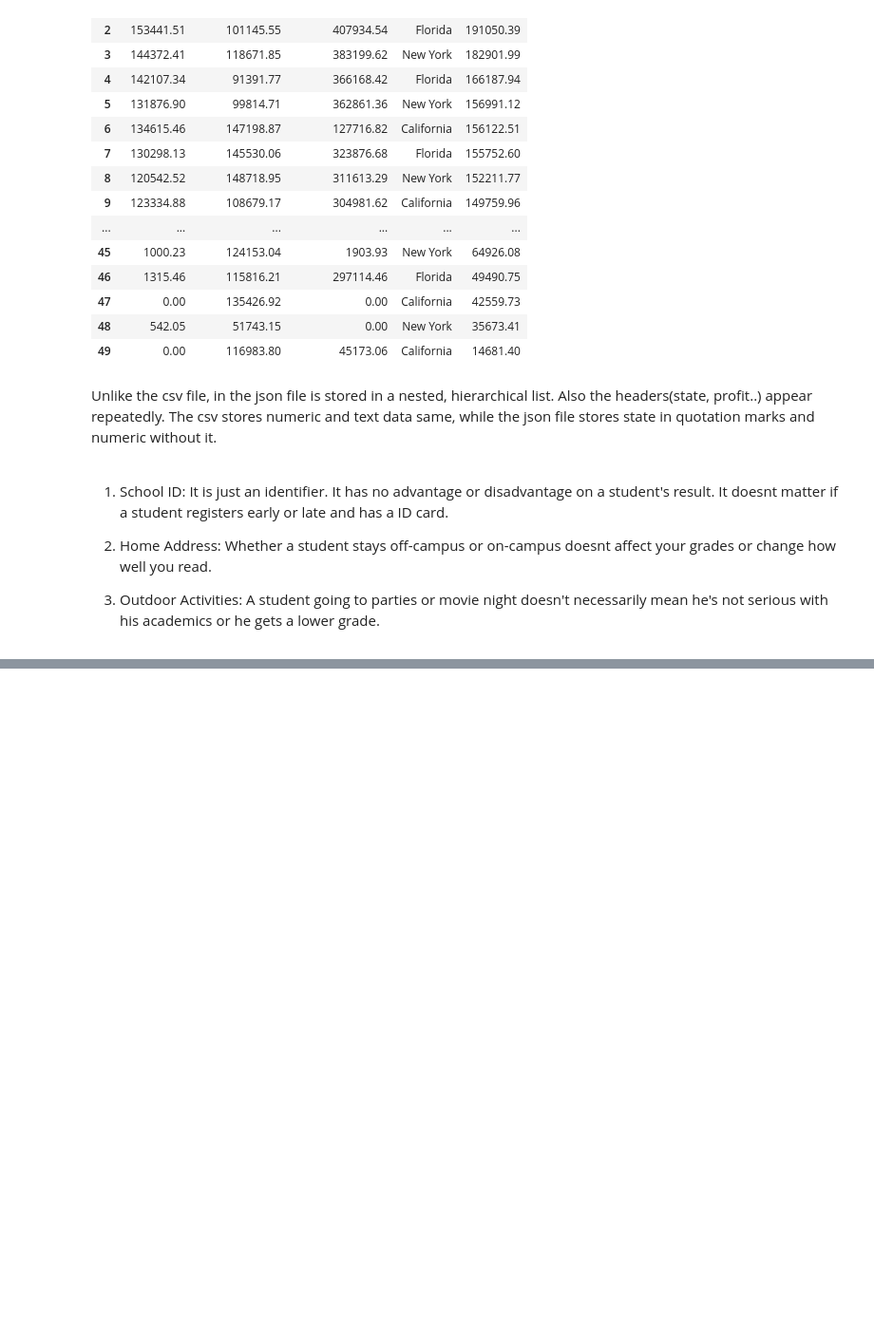
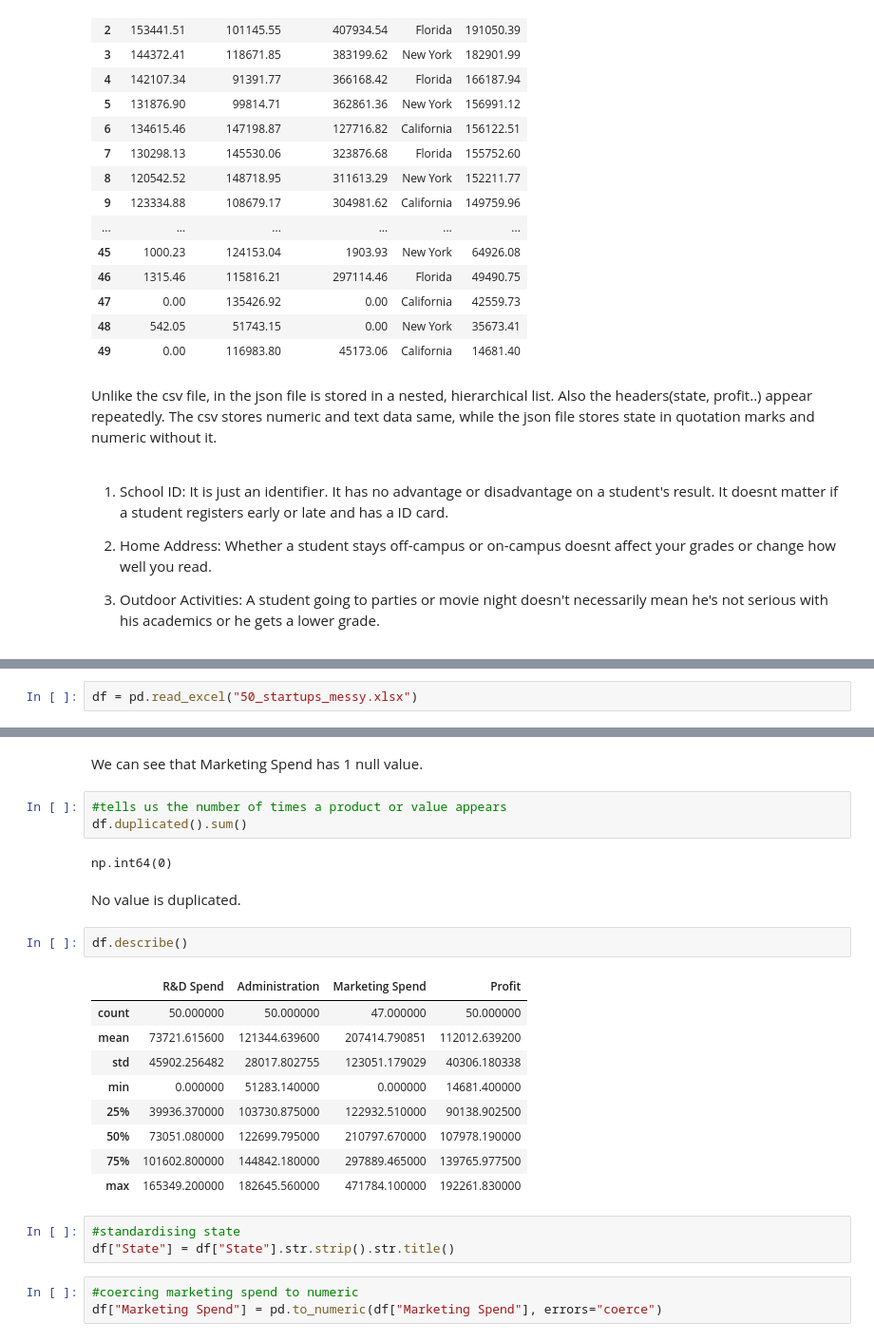
Before and after one commit to Moyo06/dts-201-course, a Jupyter notebook: Lab Sessions, Week 1 to 3.ipynb, the cells around one changed output, grey strips where cells are left out. Shown at 95% size. Drawn from its saved outputs; the diff is of its cells as text; blank space fills up the shorter version.

```diff
--- a/Lab Sessions, Week 1 to 3.ipynb
+++ b/Lab Sessions, Week 1 to 3.ipynb
@@ -118,0 +222,2 @@ Unlike the csv file, in the json file is stored in a nested, hierarchical list.
+# %%
+df = pd.read_excel("50_startups_messy.xlsx")
@@ -118,0 +239,27 @@ Unlike the csv file, in the json file is stored in a nested, hierarchical list.
+# %% [markdown]
+We can see that Marketing Spend has 1 null value.
+# %%
+#tells us the number of times a product or value appears
+df.duplicated().sum()
+# %% [output]
+np.int64(0)
+# %% [markdown]
+No value is duplicated.
+# %%
+df.describe()
+# %% [output]
+|  | R&D Spend | Administration | Marketing Spend | Profit |
+| count | 50.000000 | 50.000000 | 47.000000 | 50.000000 |
+| mean | 73721.615600 | 121344.639600 | 207414.790851 | 112012.639200 |
+| std | 45902.256482 | 28017.802755 | 123051.179029 | 40306.180338 |
+| min | 0.000000 | 51283.140000 | 0.000000 | 14681.400000 |
+| 25% | 39936.370000 | 103730.875000 | 122932.510000 | 90138.902500 |
+| 50% | 73051.080000 | 122699.795000 | 210797.670000 | 107978.190000 |
+| 75% | 101602.800000 | 144842.180000 | 297889.465000 | 139765.977500 |
+| max | 165349.200000 | 182645.560000 | 471784.100000 | 192261.830000 |
+# %%
+#standardising state
+df["State"] = df["State"].str.strip().str.title()
+# %%
+#coercing marketing spend to numeric
+df["Marketing Spend"] = pd.to_numeric(df["Marketing Spend"], errors="coerce")
```
Also changed, not shown: parts of 22 cells of this notebook.
